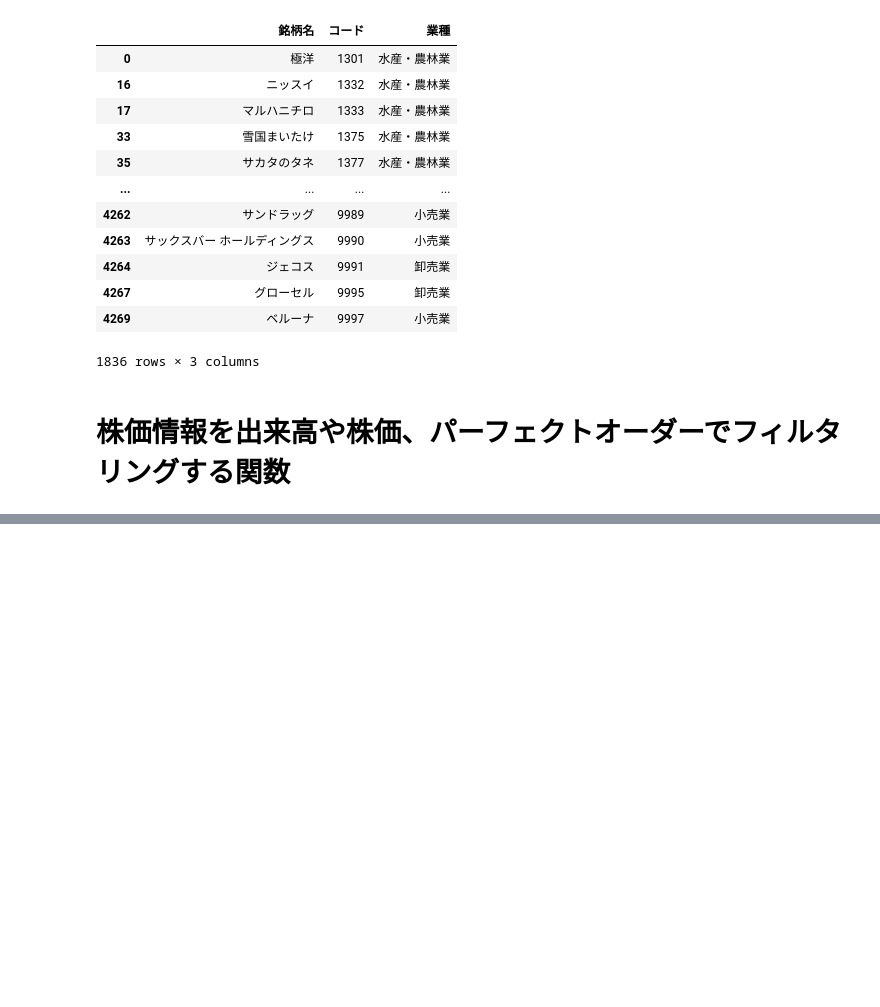
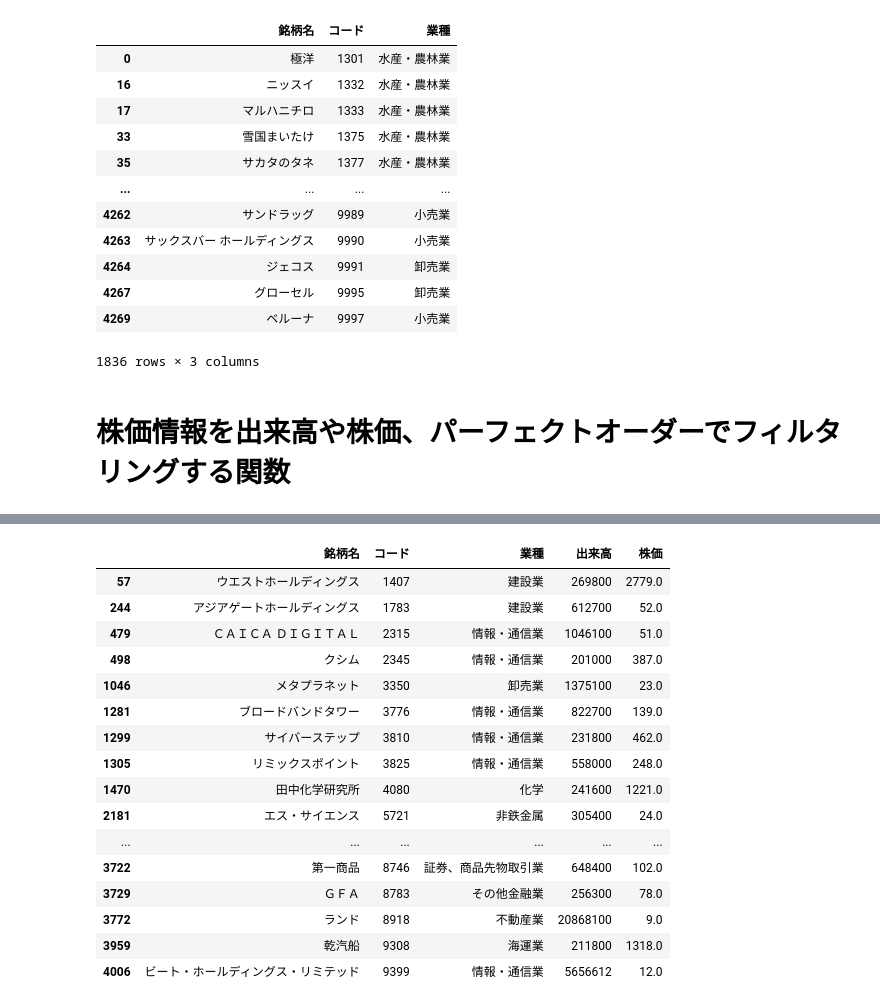
Before and after one commit to hirokimituya/stock-price-analysis, a Jupyter notebook: technical_analysis/銘柄選定関数.ipynb, the cells around one changed output, grey strips where cells are left out. Drawn from its saved outputs; the diff is of its cells as text; code cells hidden in the pictures; blank space fills up the shorter version.

```diff
--- a/technical_analysis/銘柄選定関数.ipynb
+++ b/technical_analysis/銘柄選定関数.ipynb
@@ -486,0 +635,22 @@ filtered_perfect_order_week_day_tse_prime
+# %%
+# 株価情報が下降トレンドのパーフェクトオーダー（日足）かどうかの判断
+filtered_reverse_perfect_order_week_day_tse_standard = filtered_ticker(filtered_reverse_perfect_order_week_tse_standard,  perfect_order={'mas': [5, 20, 60], 'reverse': True})
+filtered_reverse_perfect_order_week_day_tse_standard
+# %% [output]
+|  | 銘柄名 | コード | 業種 | 出来高 | 株価 |
+| 57 | ウエストホールディングス | 1407 | 建設業 | 269800 | 2779.0 |
+| 244 | アジアゲートホールディングス | 1783 | 建設業 | 612700 | 52.0 |
+| 479 | ＣＡＩＣＡ ＤＩＧＩＴＡＬ | 2315 | 情報・通信業 | 1046100 | 51.0 |
+| 498 | クシム | 2345 | 情報・通信業 | 201000 | 387.0 |
+| 1046 | メタプラネット | 3350 | 卸売業 | 1375100 | 23.0 |
+| 1281 | ブロードバンドタワー | 3776 | 情報・通信業 | 822700 | 139.0 |
+| 1299 | サイバーステップ | 3810 | 情報・通信業 | 231800 | 462.0 |
+| 1305 | リミックスポイント | 3825 | 情報・通信業 | 558000 | 248.0 |
+| 1470 | 田中化学研究所 | 4080 | 化学 | 241600 | 1221.0 |
+| 2181 | エス・サイエンス | 5721 | 非鉄金属 | 305400 | 24.0 |
+| ... | ... | ... | ... | ... | ... |
+| 3722 | 第一商品 | 8746 | 証券、商品先物取引業 | 648400 | 102.0 |
+| 3729 | ＧＦＡ | 8783 | その他金融業 | 256300 | 78.0 |
+| 3772 | ランド | 8918 | 不動産業 | 20868100 | 9.0 |
+| 3959 | 乾汽船 | 9308 | 海運業 | 211800 | 1318.0 |
+| 4006 | ビート・ホールディングス・リミテッド | 9399 | 情報・通信業 | 5656612 | 12.0 |
```
Also changed, not shown: parts of 20 cells of this notebook.
